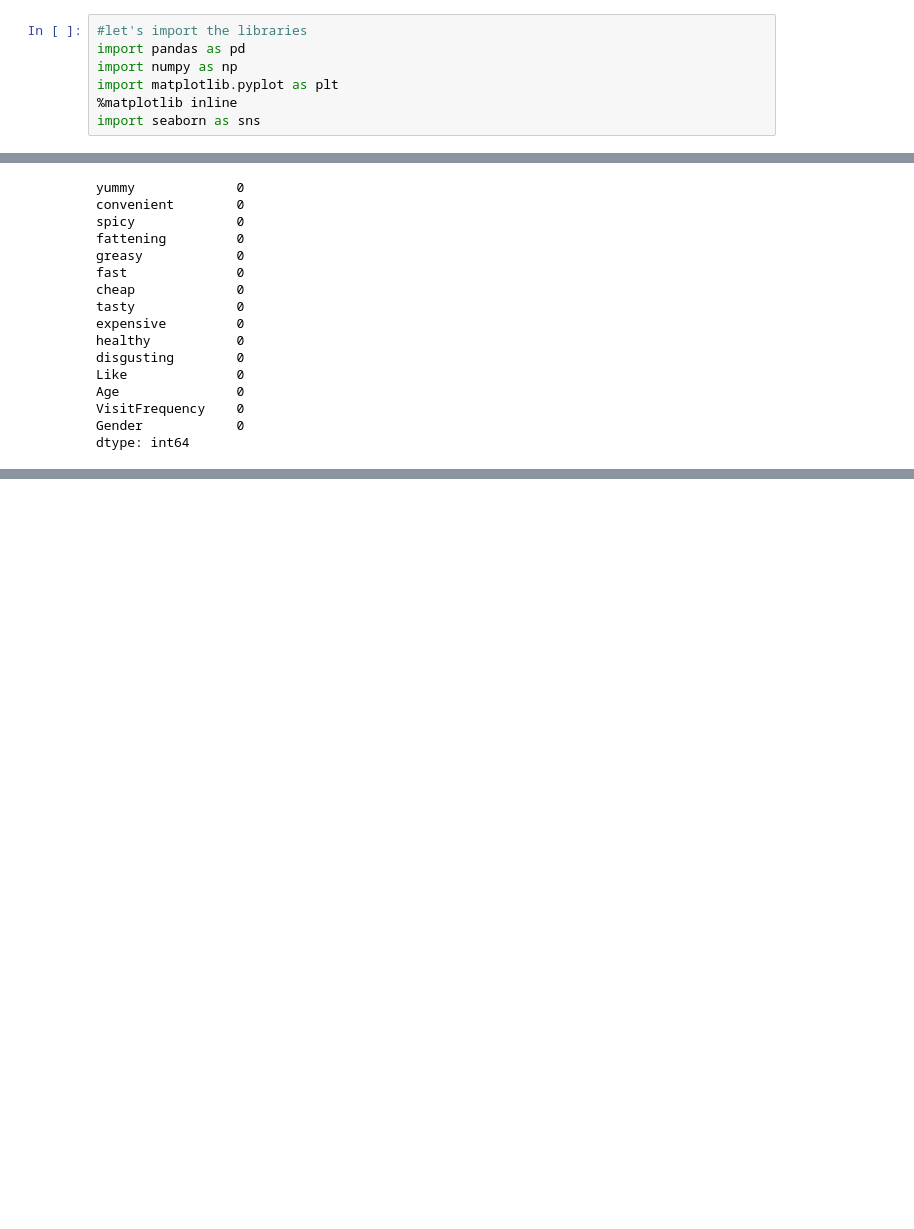
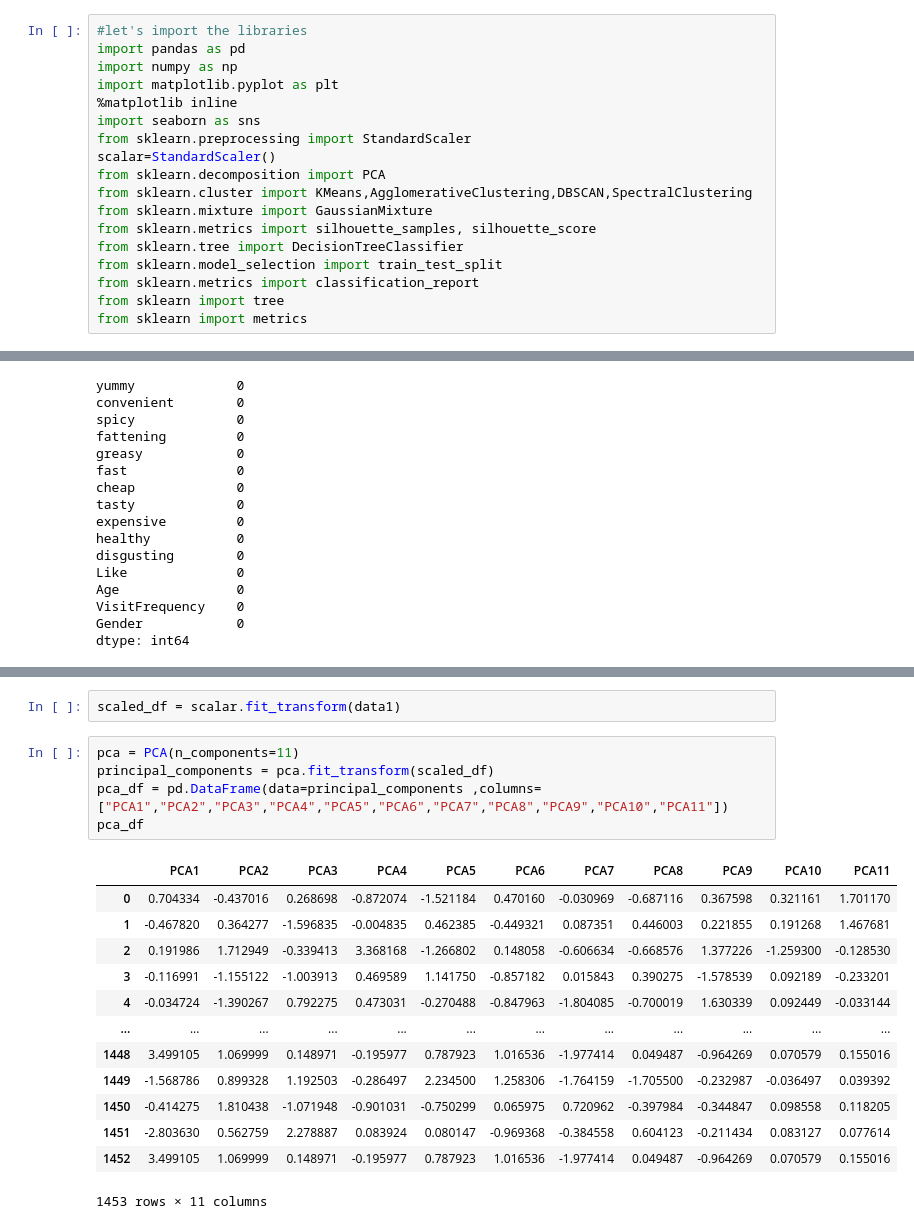
Before and after one commit to sushant8525/McDonalds-case-study, a Jupyter notebook: Fast-food.ipynb, the cells around one changed output, grey strips where cells are left out. Drawn from its saved outputs; the diff is of its cells as text; blank space fills up the shorter version.

```diff
--- a/Fast-food.ipynb
+++ b/Fast-food.ipynb
@@ -5,3 +9,14 @@ import numpy as np
 import matplotlib.pyplot as plt
 %matplotlib inline
 import seaborn as sns
+from sklearn.preprocessing import StandardScaler
+scalar=StandardScaler()
+from sklearn.decomposition import PCA
+from sklearn.cluster import KMeans,AgglomerativeClustering,DBSCAN,SpectralClustering
+from sklearn.mixture import GaussianMixture
+from sklearn.metrics import silhouette_samples, silhouette_score
+from sklearn.tree import DecisionTreeClassifier
+from sklearn.model_selection import train_test_split
+from sklearn.metrics import classification_report
+from sklearn import tree
+from sklearn import metrics
@@ -134,0 +276,21 @@ dtype: int64
+# %%
+scaled_df = scalar.fit_transform(data1)
+# %%
+pca = PCA(n_components=11)
+principal_components = pca.fit_transform(scaled_df)
+pca_df = pd.DataFrame(data=principal_components ,columns=["PCA1","PCA2","PCA3","PCA4","PCA5","PCA6","PCA7","PCA8","PCA9","PCA10","PCA11"])
+pca_df
+# %% [output]
+|  | PCA1 | PCA2 | PCA3 | PCA4 | PCA5 | PCA6 | PCA7 | PCA8 | PCA9 | PCA10 | PCA11 |
+| 0 | 0.704334 | -0.437016 | 0.268698 | -0.872074 | -1.521184 | 0.470160 | -0.030969 | -0.687116 | 0.367598 | 0.321161 | 1.701170 |
+| 1 | -0.467820 | 0.364277 | -1.596835 | -0.004835 | 0.462385 | -0.449321 | 0.087351 | 0.446003 | 0.221855 | 0.191268 | 1.467681 |
+| 2 | 0.191986 | 1.712949 | -0.339413 | 3.368168 | -1.266802 | 0.148058 | -0.606634 | -0.668576 | 1.377226 | -1.259300 | -0.128530 |
+| 3 | -0.116991 | -1.155122 | -1.003913 | 0.469589 | 1.141750 | -0.857182 | 0.015843 | 0.390275 | -1.578539 | 0.092189 | -0.233201 |
+| 4 | -0.034724 | -1.390267 | 0.792275 | 0.473031 | -0.270488 | -0.847963 | -1.804085 | -0.700019 | 1.630339 | 0.092449 | -0.033144 |
+| ... | ... | ... | ... | ... | ... | ... | ... | ... | ... | ... | ... |
+| 1448 | 3.499105 | 1.069999 | 0.148971 | -0.195977 | 0.787923 | 1.016536 | -1.977414 | 0.049487 | -0.964269 | 0.070579 | 0.155016 |
+| 1449 | -1.568786 | 0.899328 | 1.192503 | -0.286497 | 2.234500 | 1.258306 | -1.764159 | -1.705500 | -0.232987 | -0.036497 | 0.039392 |
+| 1450 | -0.414275 | 1.810438 | -1.071948 | -0.901031 | -0.750299 | 0.065975 | 0.720962 | -0.397984 | -0.344847 | 0.098558 | 0.118205 |
+| 1451 | -2.803630 | 0.562759 | 2.278887 | 0.083924 | 0.080147 | -0.969368 | -0.384558 | 0.604123 | -0.211434 | 0.083127 | 0.077614 |
+| 1452 | 3.499105 | 1.069999 | 0.148971 | -0.195977 | 0.787923 | 1.016536 | -1.977414 | 0.049487 | -0.964269 | 0.070579 | 0.155016 |
+1453 rows × 11 columns
```
Also changed, not shown: parts of 21 cells of this notebook.
